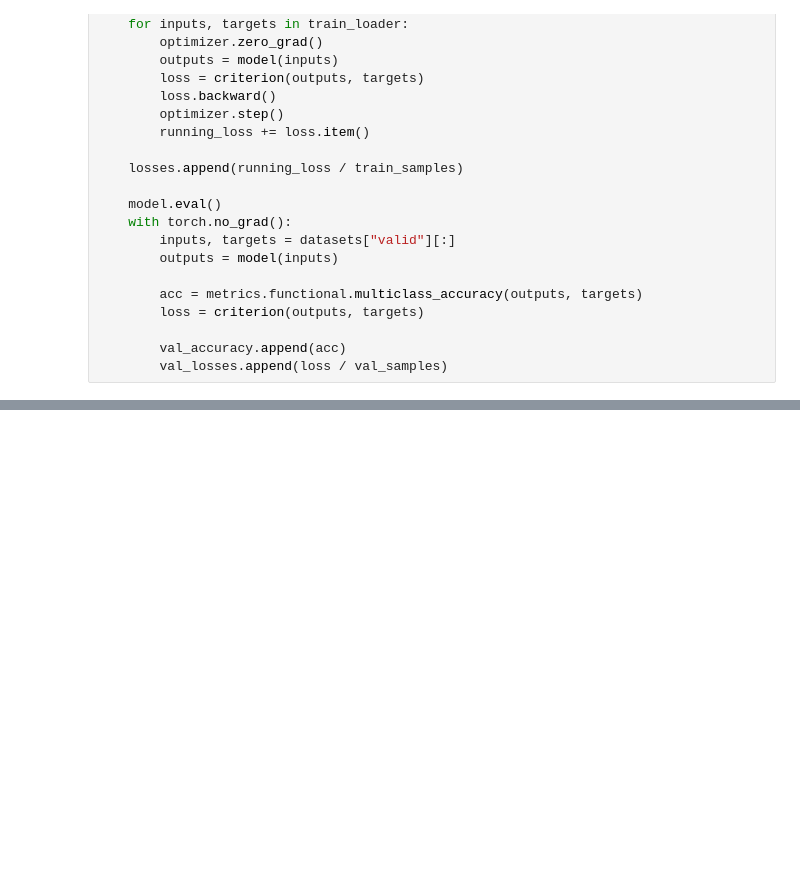
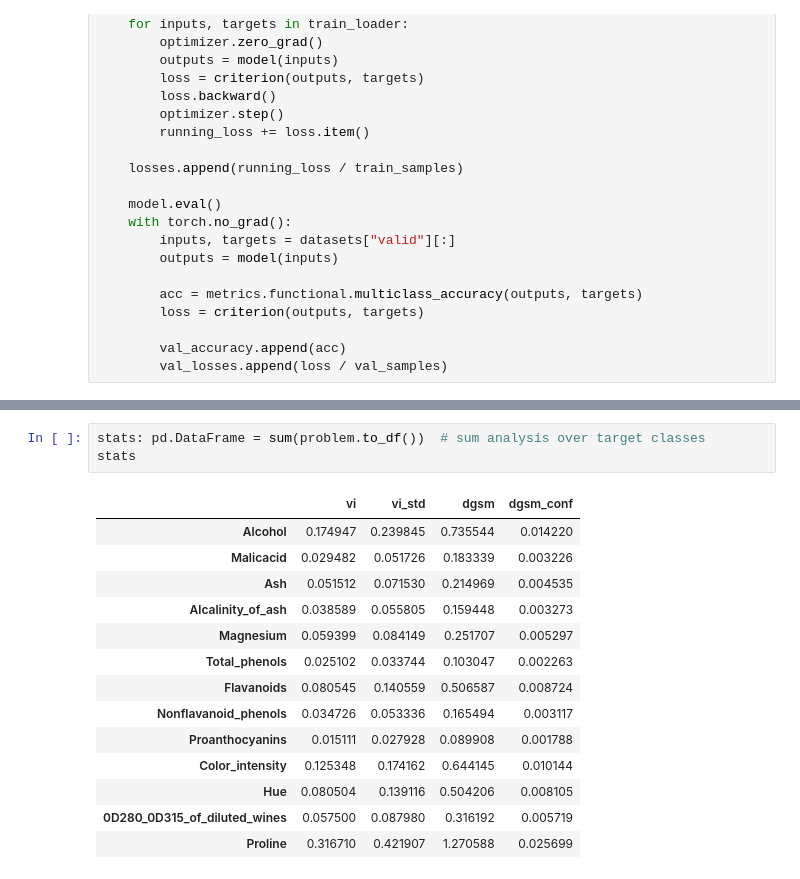
Before and after one commit to WFiIS-IS/ssn-xai, a Jupyter notebook: xai.ipynb, the cells around one changed output, grey strips where cells are left out. Drawn from its saved outputs; the diff is of its cells as text; blank space fills up the shorter version.

Commit message:
Next steps in performing (dump) xai using dgsm

```diff
--- a/xai.ipynb
+++ b/xai.ipynb
@@ -157,0 +161,18 @@ Proline                       0.013688  0.025695  0.110942   0.001559:
+# %%
+stats: pd.DataFrame = sum(problem.to_df())  # sum analysis over target classes
+stats
+# %% [output]
+|  | vi | vi_std | dgsm | dgsm_conf |
+| Alcohol | 0.174947 | 0.239845 | 0.735544 | 0.014220 |
+| Malicacid | 0.029482 | 0.051726 | 0.183339 | 0.003226 |
+| Ash | 0.051512 | 0.071530 | 0.214969 | 0.004535 |
+| Alcalinity_of_ash | 0.038589 | 0.055805 | 0.159448 | 0.003273 |
+| Magnesium | 0.059399 | 0.084149 | 0.251707 | 0.005297 |
+| Total_phenols | 0.025102 | 0.033744 | 0.103047 | 0.002263 |
+| Flavanoids | 0.080545 | 0.140559 | 0.506587 | 0.008724 |
+| Nonflavanoid_phenols | 0.034726 | 0.053336 | 0.165494 | 0.003117 |
+| Proanthocyanins | 0.015111 | 0.027928 | 0.089908 | 0.001788 |
+| Color_intensity | 0.125348 | 0.174162 | 0.644145 | 0.010144 |
+| Hue | 0.080504 | 0.139116 | 0.504206 | 0.008105 |
+| 0D280_0D315_of_diluted_wines | 0.057500 | 0.087980 | 0.316192 | 0.005719 |
+| Proline | 0.316710 | 0.421907 | 1.270588 | 0.025699 |
```
Also changed, not shown: parts of 6 cells of this notebook.
